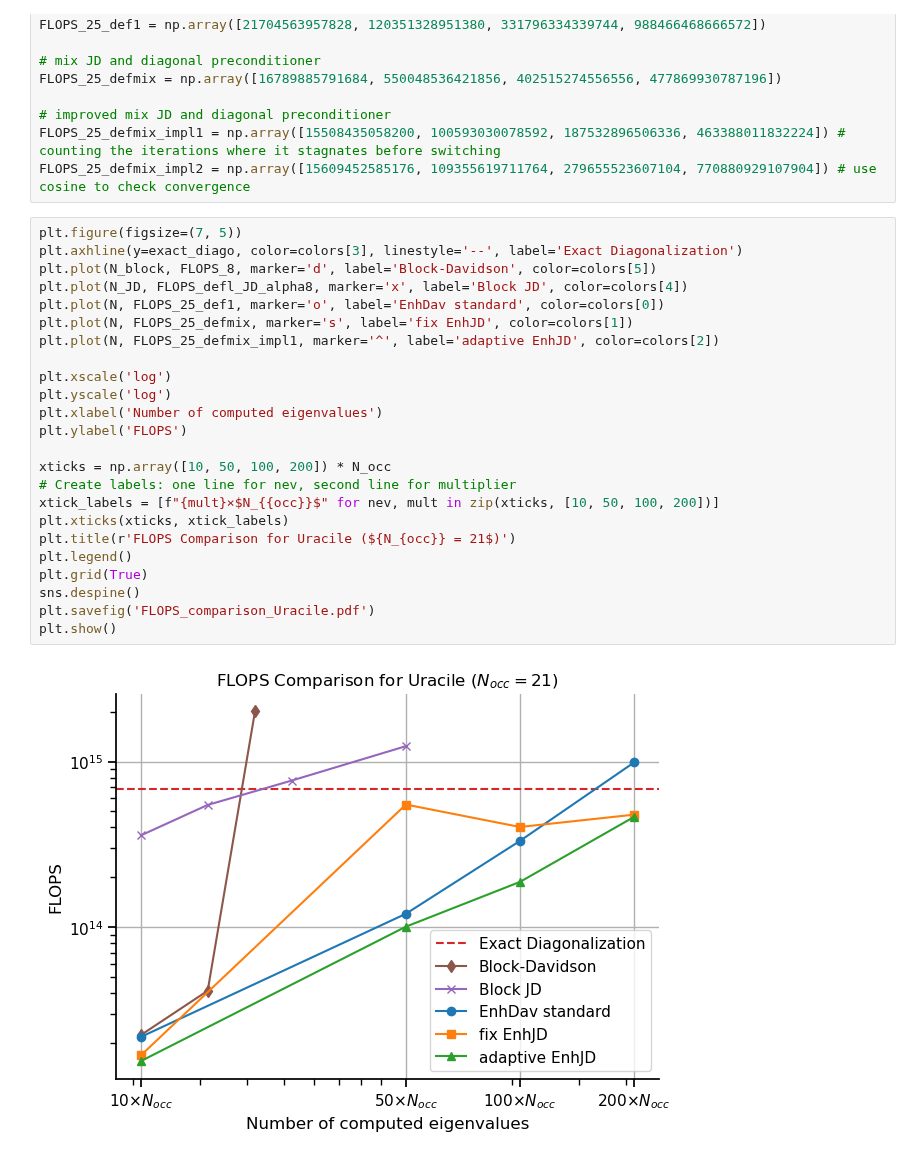
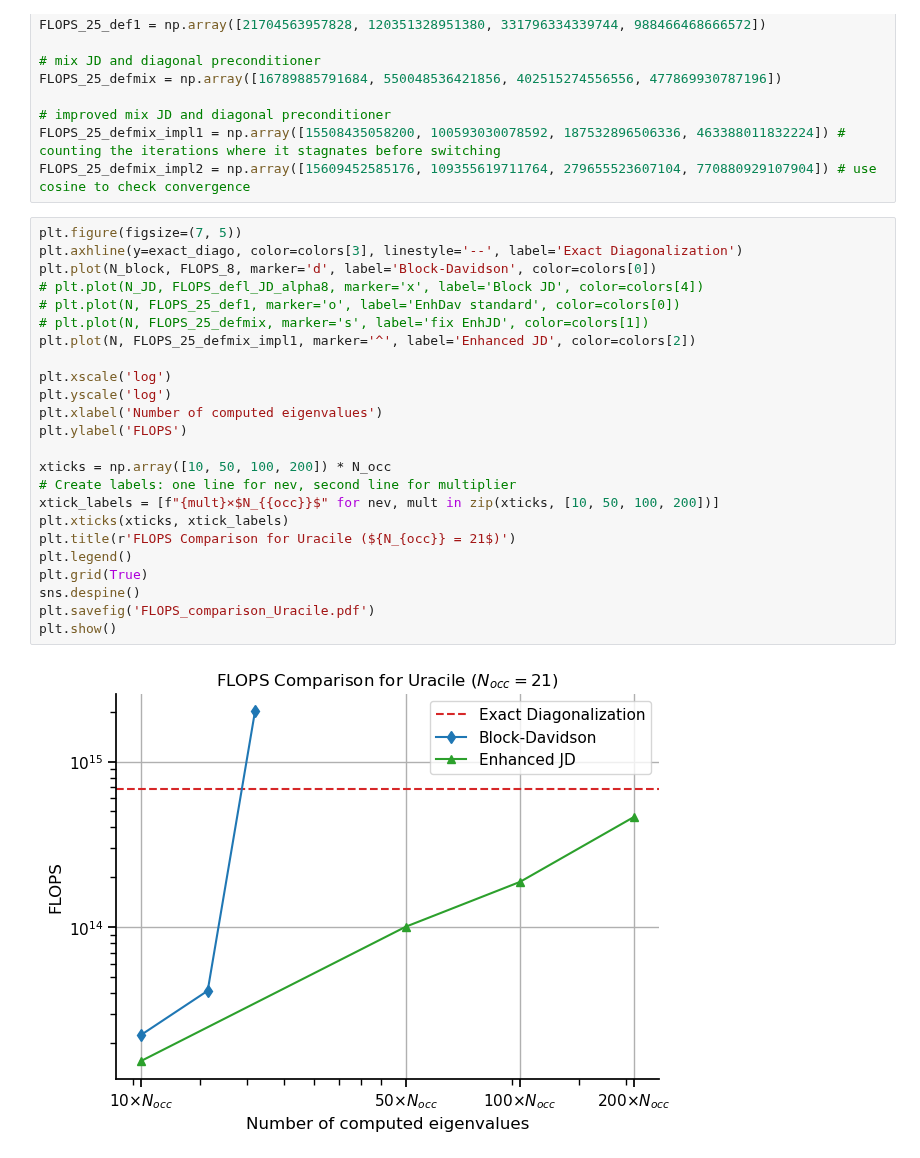
Before and after one commit to framere/Final_codes_MA, a Jupyter notebook: Results_plots/results_final.ipynb, the cells around one changed output. Cells and saved outputs as stored; diff of their text form.

```diff
--- a/Results_plots/results_final.ipynb
+++ b/Results_plots/results_final.ipynb
@@ -144,26 +144,26 @@ FLOPS_25_defmix_impl2 = np.array([15609452585176, 109355619711764, 2796555236071
 # %%
 plt.figure(figsize=(7, 5))
 plt.axhline(y=exact_diago, color=colors[3], linestyle='--', label='Exact Diagonalization')
-plt.plot(N_block, FLOPS_8, marker='d', label='Block-Davidson', color=colors[5])
-plt.plot(N_JD, FLOPS_defl_JD_alpha8, marker='x', label='Block JD', color=colors[4])
-plt.plot(N, FLOPS_25_def1, marker='o', label='EnhDav standard', color=colors[0])
-plt.plot(N, FLOPS_25_defmix, marker='s', label='fix EnhJD', color=colors[1])
-plt.plot(N, FLOPS_25_defmix_impl1, marker='^', label='adaptive EnhJD', color=colors[2])
+plt.plot(N_block, FLOPS_8, marker='d', label='Block-Davidson', color=colors[0])
+# plt.plot(N_JD, FLOPS_defl_JD_alpha8, marker='x', label='Block JD', color=colors[4])
+# plt.plot(N, FLOPS_25_def1, marker='o', label='EnhDav standard', color=colors[0])
+# plt.plot(N, FLOPS_25_defmix, marker='s', label='fix EnhJD', color=colors[1])
+plt.plot(N, FLOPS_25_defmix_impl1, marker='^', label='Enhanced JD', color=colors[2])
 
 plt.xscale('log')
 plt.yscale('log')
 plt.xlabel('Number of computed eigenvalues')
 plt.ylabel('FLOPS')
 
 xticks = np.array([10, 50, 100, 200]) * N_occ
 # Create labels: one line for nev, second line for multiplier
 xtick_labels = [f"{mult}×$N_{{occ}}$" for nev, mult in zip(xticks, [10, 50, 100, 200])]
 plt.xticks(xticks, xtick_labels)
 plt.title(r'FLOPS Comparison for Uracile (${N_{occ}} = 21$)')
 plt.legend()
 plt.grid(True)
 sns.despine()
 plt.savefig('FLOPS_comparison_Uracile.pdf')
 plt.show()
 # %% [output]
-[figure, old version]
+[figure, new version]
```
Also changed, not shown: parts of 2 cells of this notebook.
